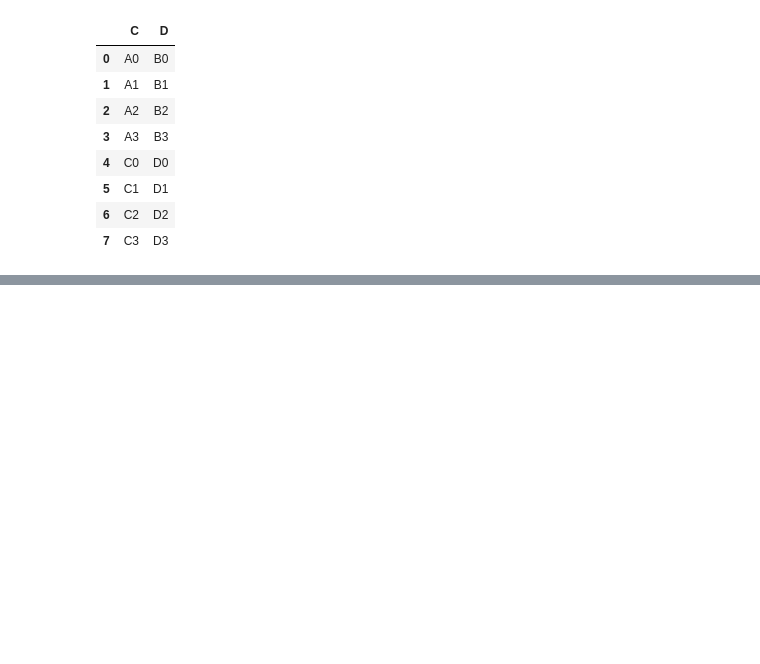
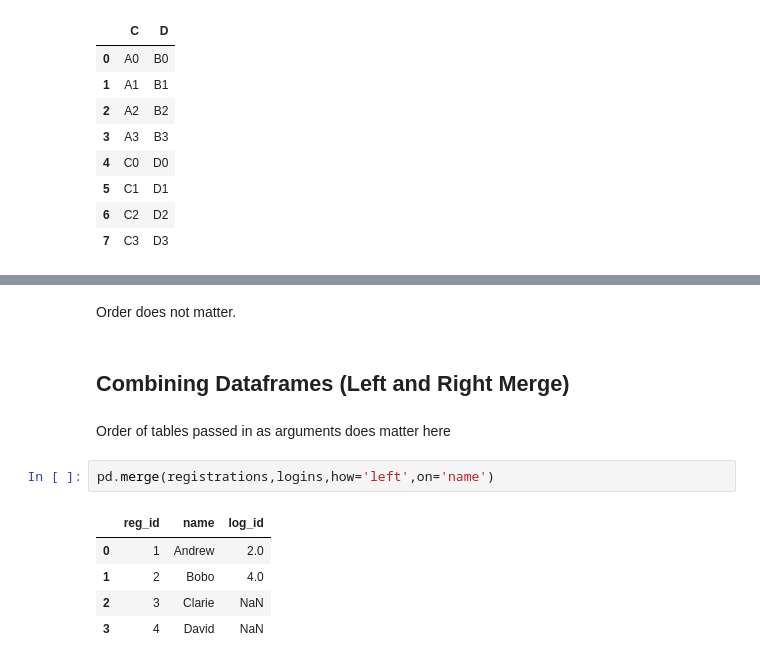
Before and after one commit to gloriabee/ML_Engineer_Journey, a Jupyter notebook: Pandas.ipynb, the cells around one changed output, grey strips where cells are left out. Cells and saved outputs as stored; diff of their text form; blank space fills up the shorter version.

```diff
--- a/Pandas.ipynb
+++ b/Pandas.ipynb
@@ -1175,0 +1223,14 @@ mydf
+# %% [markdown]
+Order does not matter.
+# %% [markdown]
+## Combining Dataframes (Left and Right Merge)
+# %% [markdown]
+Order of tables passed in as arguments does matter here
+# %%
+pd.merge(registrations,logins,how='left',on='name')
+# %% [output]
+|  | reg_id | name | log_id |
+| 0 | 1 | Andrew | 2.0 |
+| 1 | 2 | Bobo | 4.0 |
+| 2 | 3 | Clarie | NaN |
+| 3 | 4 | David | NaN |
```
Also changed, not shown: parts of 78 cells of this notebook.
